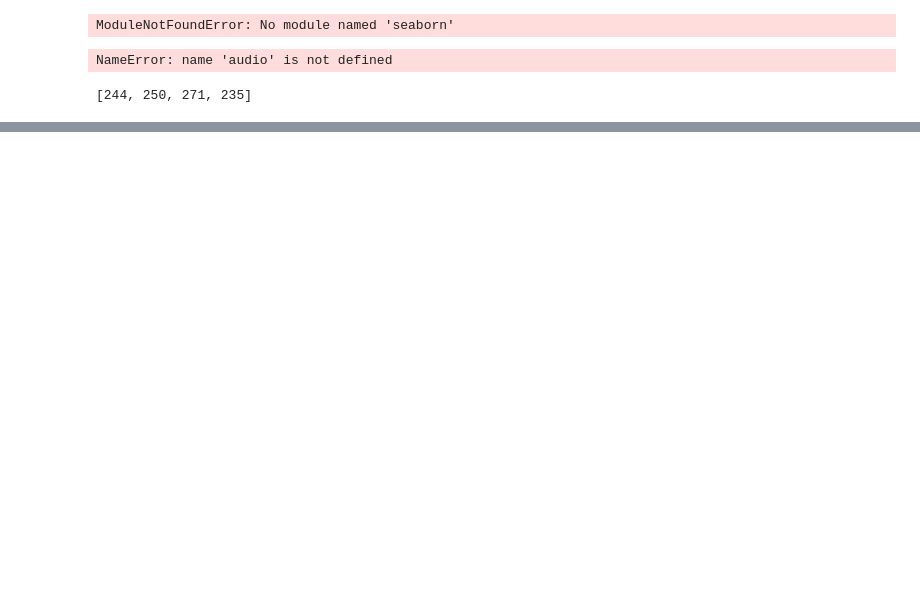
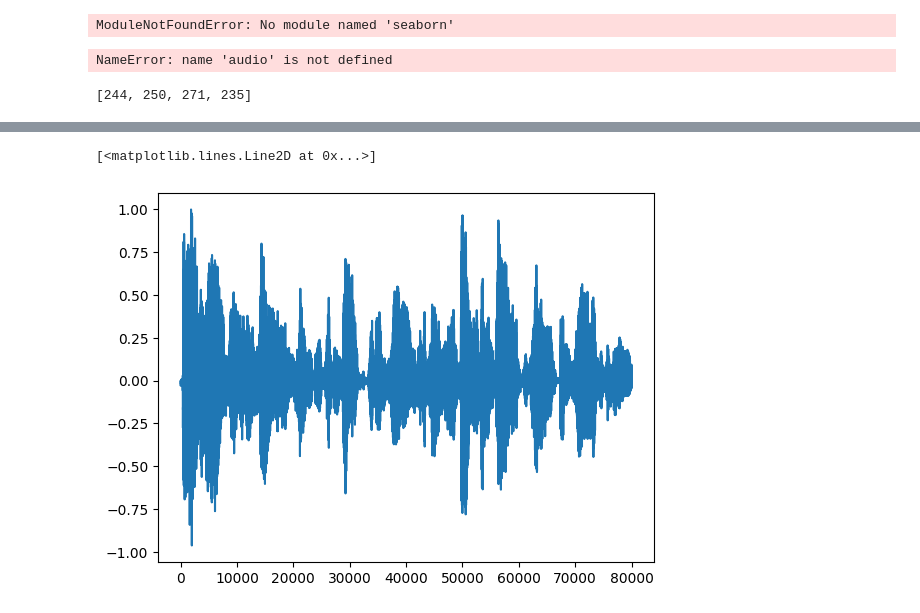
Before and after one commit to comeeasy/spoofed_speech_detection, a Jupyter notebook: data_checking.ipynb, the cells around one changed output, grey strips where cells are left out. Drawn from its saved outputs; the diff is of its cells as text; code cells hidden in the pictures; blank space fills up the shorter version.

```diff
--- a/data_checking.ipynb
+++ b/data_checking.ipynb
@@ -163,0 +181,5 @@ torch.mean(loss * mask)
+# %%
+plt.plot(librosa.util.normalize(audio))
+# %% [output]
+[<matplotlib.lines.Line2D at 0x...>]
+[figure, added]
```
Also changed, not shown: parts of 4 cells of this notebook, 4 other files.
